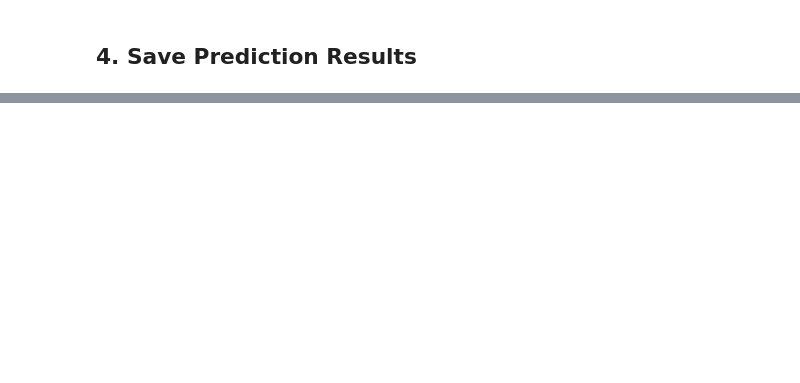
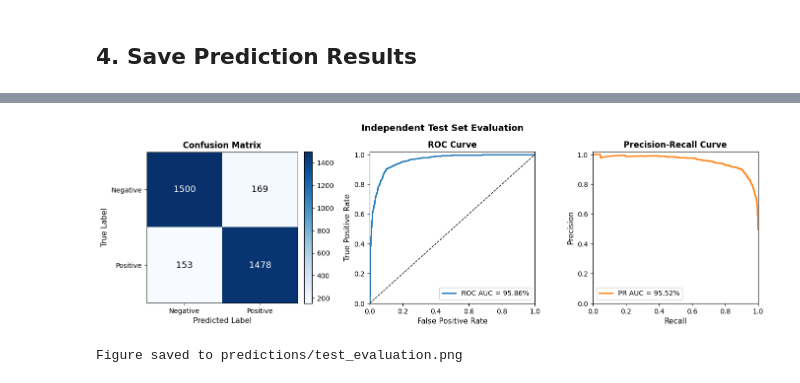
Before and after one commit to lchsz/grape-ppi, a Jupyter notebook: predict.ipynb, the cells around one changed output, grey strips where cells are left out. Drawn from its saved outputs; the diff is of its cells as text; code cells hidden in the pictures; blank space fills up the shorter version.

Commit message:
Add 5. Evaluation Metrics

```diff
--- a/predict.ipynb
+++ b/predict.ipynb
@@ -150,0 +218,52 @@ out_df.head(10)
+# %%
+if has_labels:
+    fig = plt.figure(figsize=(16, 4))
+    gs = gridspec.GridSpec(1, 3, figure=fig, wspace=0.35)
+
+    # --- Confusion Matrix ---
+    ax0 = fig.add_subplot(gs[0])
+    cm = confusion_matrix(y_true, y_bin)
+    im = ax0.imshow(cm, interpolation="nearest", cmap="Blues")
+    fig.colorbar(im, ax=ax0, fraction=0.046, pad=0.04)
+    ax0.set_xticks([0, 1]); ax0.set_yticks([0, 1])
+    ax0.set_xticklabels(["Negative", "Positive"], fontsize=10)
+    ax0.set_yticklabels(["Negative", "Positive"], fontsize=10)
+    ax0.set_xlabel("Predicted Label", fontsize=11)
+    ax0.set_ylabel("True Label", fontsize=11)
+    ax0.set_title("Confusion Matrix", fontsize=12, fontweight="bold")
+    for i in range(2):
+        for j in range(2):
+            ax0.text(j, i, str(cm[i, j]), ha="center", va="center",
+                     color="white" if cm[i, j] > cm.max() / 2 else "black", fontsize=13)
+
+    # --- ROC Curve ---
+    ax1 = fig.add_subplot(gs[1])
+    fpr, tpr, _ = roc_curve(y_true, y_pred)
+    ax1.plot(fpr, tpr, color="#1f77b4", lw=2, label=f"ROC AUC = {roc*100:.2f}%")
+    ax1.plot([0, 1], [0, 1], "k--", lw=1)
+    ax1.set_xlim([0, 1]); ax1.set_ylim([0, 1.02])
+    ax1.set_xlabel("False Positive Rate", fontsize=11)
+    ax1.set_ylabel("True Positive Rate", fontsize=11)
+    ax1.set_title("ROC Curve", fontsize=12, fontweight="bold")
+    ax1.legend(loc="lower right", fontsize=10)
+
+    # --- Precision-Recall Curve ---
+    ax2 = fig.add_subplot(gs[2])
+    prec_curve, rec_curve, _ = precision_recall_curve(y_true, y_pred)
+    ax2.plot(rec_curve, prec_curve, color="#ff7f0e", lw=2, label=f"PR AUC = {pr*100:.2f}%")
+    ax2.set_xlim([0, 1]); ax2.set_ylim([0, 1.02])
+    ax2.set_xlabel("Recall", fontsize=11)
+    ax2.set_ylabel("Precision", fontsize=11)
+    ax2.set_title("Precision-Recall Curve", fontsize=12, fontweight="bold")
+    ax2.legend(loc="lower left", fontsize=10)
+
+    fig.suptitle("Independent Test Set Evaluation", fontsize=13, fontweight="bold", y=1.02)
+
+    plot_path = os.path.join("predictions", "test_evaluation.png")
+    os.makedirs("predictions", exist_ok=True)
+    fig.savefig(plot_path, dpi=150, bbox_inches="tight")
+    plt.show()
+    print(f"Figure saved to {plot_path}")
+# %% [output]
+[figure, added]
+Figure saved to predictions/test_evaluation.png
```
Also changed, not shown: parts of 7 cells of this notebook.
